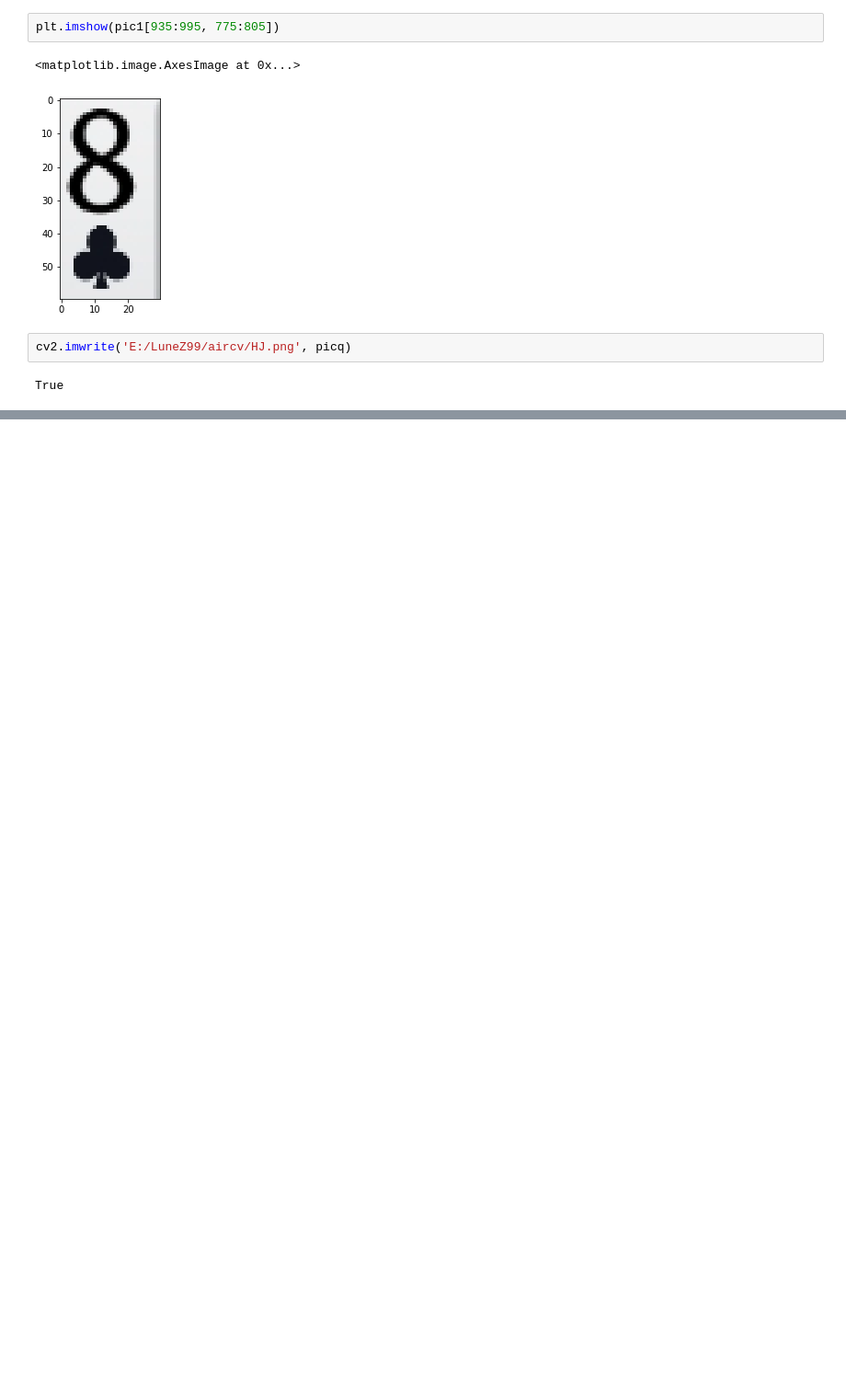
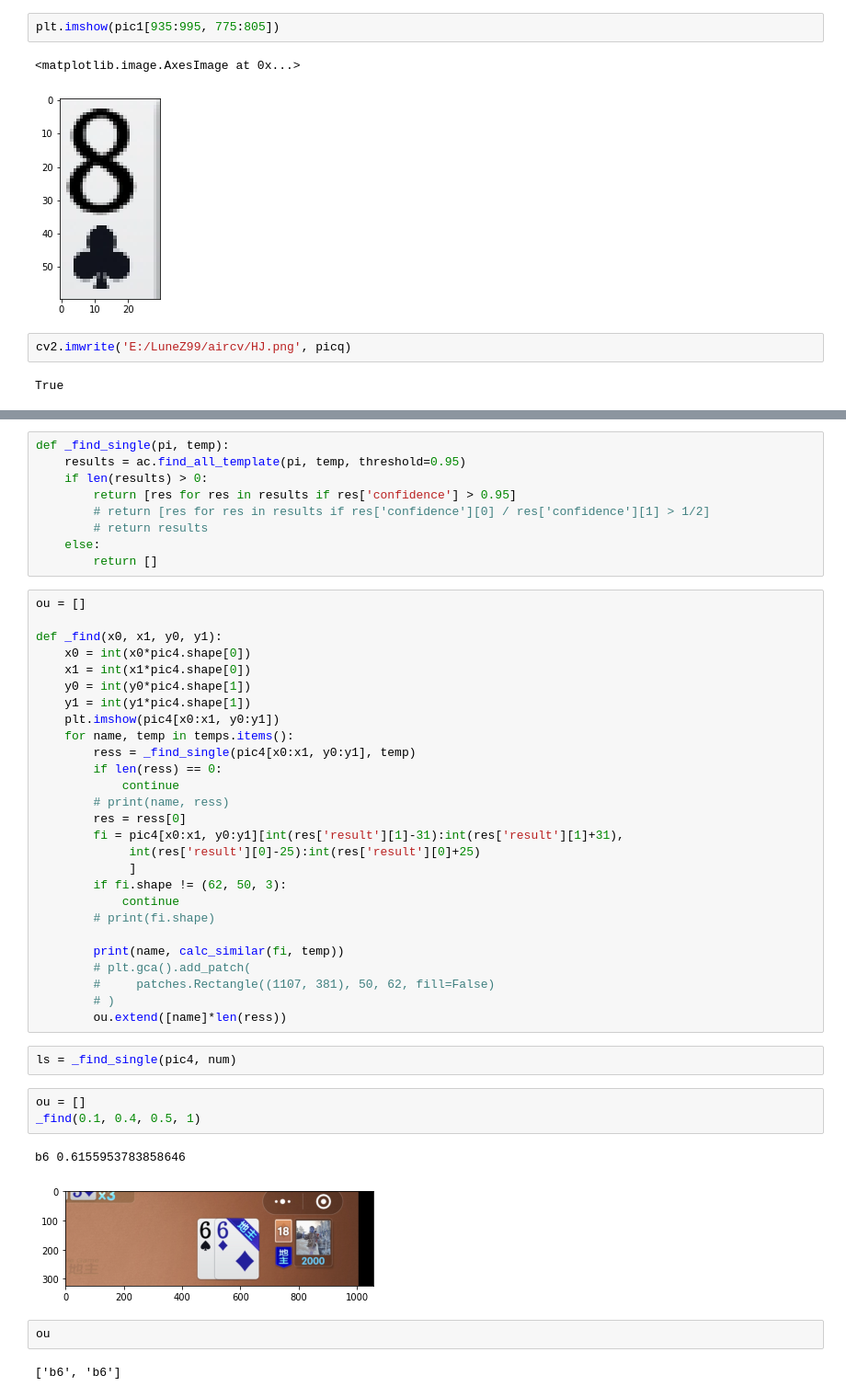
Before and after one commit to LuneZ99/aircv, a Jupyter notebook: test.ipynb, the cells around one changed output, grey strips where cells are left out. Shown at 92% size. Cells and saved outputs as stored; diff of their text form; blank space fills up the shorter version.

```diff
--- a/test.ipynb
+++ b/test.ipynb
@@ -75,0 +145,48 @@ True
+# %%
+def _find_single(pi, temp):
+    results = ac.find_all_template(pi, temp, threshold=0.95)
+    if len(results) > 0:
+        return [res for res in results if res['confidence'] > 0.95]
+        # return [res for res in results if res['confidence'][0] / res['confidence'][1] > 1/2]
+        # return results
+    else:
+        return []
+# %%
+ou = []
+
+def _find(x0, x1, y0, y1):
+    x0 = int(x0*pic4.shape[0])
+    x1 = int(x1*pic4.shape[0])
+    y0 = int(y0*pic4.shape[1])
+    y1 = int(y1*pic4.shape[1])
+    plt.imshow(pic4[x0:x1, y0:y1])
+    for name, temp in temps.items():
+        ress = _find_single(pic4[x0:x1, y0:y1], temp)
+        if len(ress) == 0:
+            continue
+        # print(name, ress)
+        res = ress[0]
+        fi = pic4[x0:x1, y0:y1][int(res['result'][1]-31):int(res['result'][1]+31),
+             int(res['result'][0]-25):int(res['result'][0]+25)
+             ]
+        if fi.shape != (62, 50, 3):
+            continue
+        # print(fi.shape)
+
+        print(name, calc_similar(fi, temp))
+        # plt.gca().add_patch(
+        #     patches.Rectangle((1107, 381), 50, 62, fill=False)
+        # )
+        ou.extend([name]*len(ress))
+# %%
+ls = _find_single(pic4, num)
+# %%
+ou = []
+_find(0.1, 0.4, 0.5, 1)
+# %% [output]
+b6 0.6155953783858646
+[figure, added]
+# %%
+ou
+# %% [output]
+['b6', 'b6']
```
Also changed, not shown: parts of 23 cells of this notebook, 2 other files.
